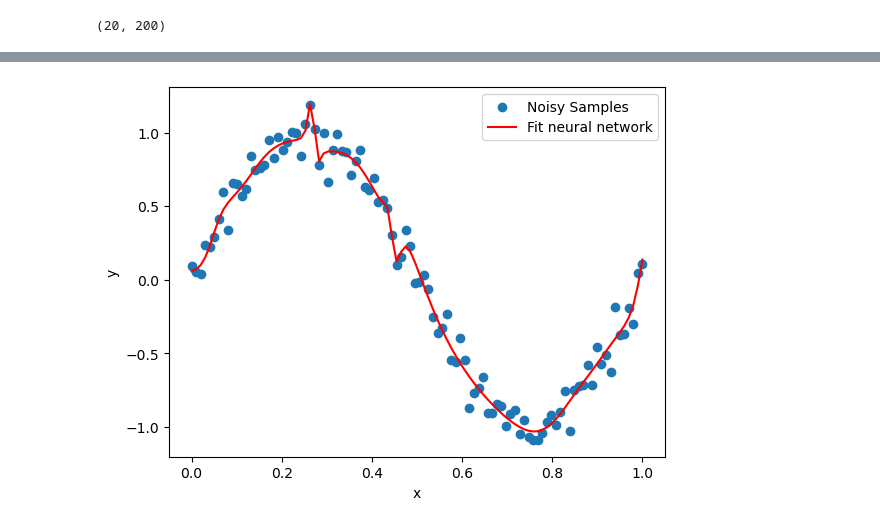
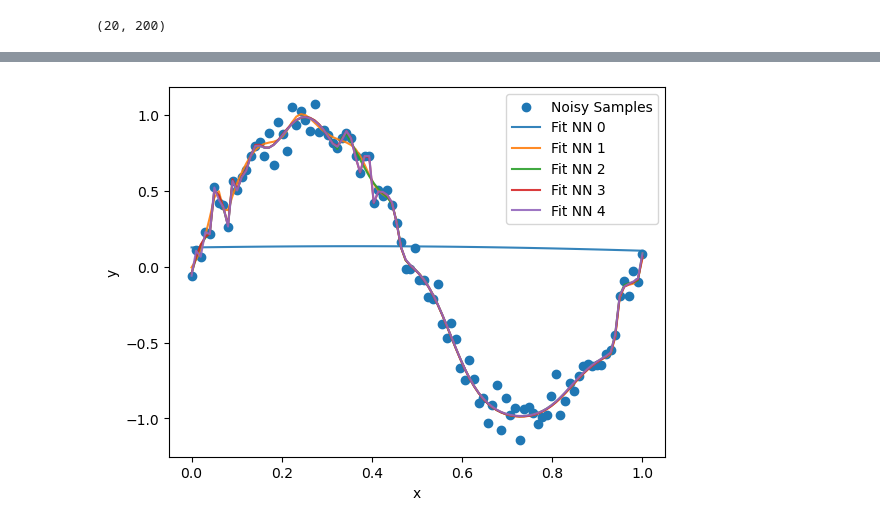
Before and after one commit to natrask/ENM1050, a Jupyter notebook: misc_code/rawcode_for_fitting.ipynb, the cells around one changed output, grey strips where cells are left out. Saved outputs shown, nothing was run; the diff lists cells and outputs as text; code cells hidden in the pictures.

```diff
--- a/misc_code/rawcode_for_fitting.ipynb
+++ b/misc_code/rawcode_for_fitting.ipynb
@@ -240,5 +240,5 @@ Epoch 99000, Loss 0.04163780368940641 0.101012155
 # %%
-# Define the model (in our case, its y = A*x + b)
+import torch.nn as nn
 class NeuralNetwork(nn.Module):
     def __init__(self):
         super(NeuralNetwork, self).__init__()
@@ -264,7 +264,8 @@ y_samples = torch.sin(2 * np.pi * x_samples) + np.random.normal(0, 0.1, x_sample
 model = NeuralNetwork()
 optimizer = optim.Adam(model.parameters(), lr=0.005)
 
-num_epochs = 20000
+num_epochs = 100000
+listoffits = []
 for epoch in range(num_epochs):
     optimizer.zero_grad()
     outputs = model(x_samples.unsqueeze(1))
@@ -272,6 +273,7 @@ for epoch in range(num_epochs):
     loss.backward()
     optimizer.step()
 
-    if epoch % 1000 == 0:
+    if epoch % 20000 == 0:
         print('Epoch {}, Loss {}'.format(epoch, loss.item()))
+        listoffits.append(outputs.detach().numpy())
 # %% [output]
@@ -298,10 +285,12 @@ Epoch 19000, Loss 0.7303376051954249
 # %%
 # visualize the results
 plt.scatter(x_samples.numpy(), y_samples, label='Noisy Samples')
-plt.plot(x_samples.numpy(), model(x_samples.unsqueeze(1)).detach().numpy(), label='Fit neural network', color='red')
+# plt.plot(x_samples.numpy(), model(x_samples.unsqueeze(1)).detach().numpy(), label='Fit neural network', color='red')
+for i in range(len(listoffits)):
+    plt.plot(x_samples.numpy(), listoffits[i], label=f'Fit NN {i}', alpha=0.9)
 plt.xlabel('x')
 plt.ylabel('y')
 plt.legend()
 plt.show()
 # %% [output]
-[figure, old version]
+[figure, new version]
```
Also changed, not shown: parts of 5 cells of this notebook, 1 other file.
